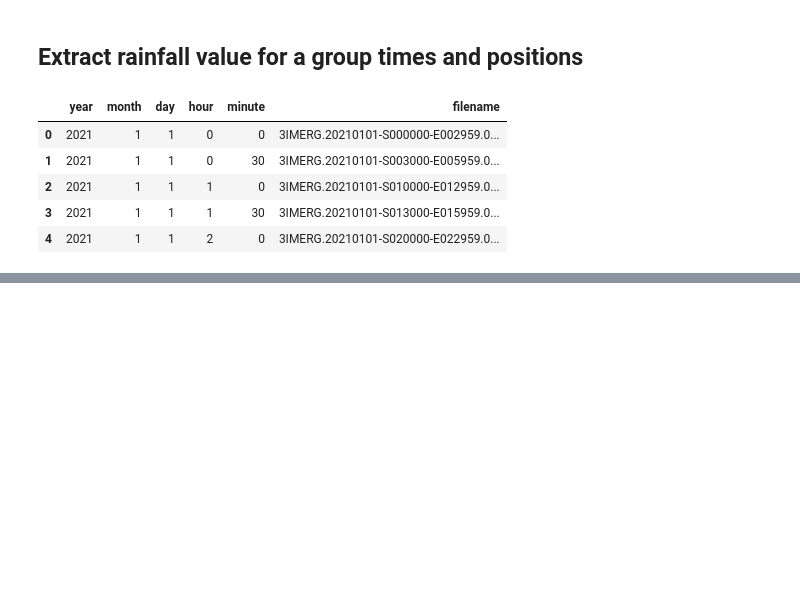
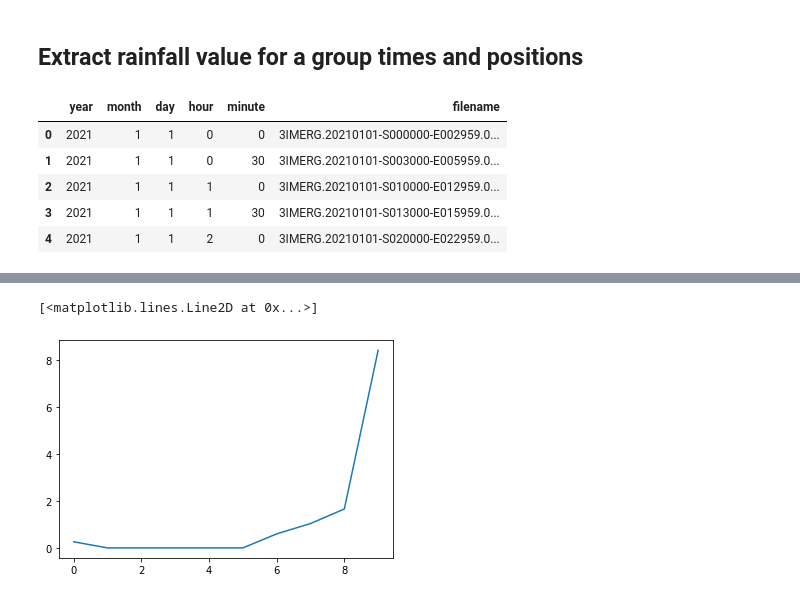
Before and after one commit to mhacarthur/IMERG_processing, a Jupyter notebook: jupyter/extract/Point_time_extract.ipynb, the cells around one changed output, grey strips where cells are left out. Saved outputs shown, nothing was run; the diff lists cells and outputs as text; code cells hidden in the pictures; blank space fills up the shorter version.

```diff
--- a/jupyter/extract/Point_time_extract.ipynb
+++ b/jupyter/extract/Point_time_extract.ipynb
@@ -189,7 +189,6 @@ for tt in range(len(data_input)):
         IMERG_tmp = IMERG_tmp[IMERG_tmp['minute'] == 30]
 
     near_time = [IMERG_tmp['year'].values[0],IMERG_tmp['month'].values[0],IMERG_tmp['day'].values[0],IMERG_tmp['hour'].values[0],IMERG_tmp['minute'].values[0]]
-
     near_file = IMERG_tmp['filename'].values[0]
 
     print(f'Nearest time: {near_time}')
@@ -206,10 +205,14 @@ for tt in range(len(data_input)):
 
     salida_tmp = find_export_point(lat,lon,data_input.loc[tt]['latitude'],data_input.loc[tt]['longitude'])
 
-    info_final.append(salida_tmp)
+    final_vector = near_time + list(salida_tmp[0,:])
 
-points_info = pd.DataFrame(np.array(info_final)[:,0,:], columns=['lat_IMERG', 'lon_IMERG', 'lat_point', 'lon_point', 'pre'])
+    info_final.append(final_vector)
 
+points_info = pd.DataFrame(np.array(info_final),
+            columns=['year','month','day','hour','minute','lat_IMERG', 'lon_IMERG', 'lat_point', 'lon_point', 'pre'])
+
+# Export to csv
 # points_info.to_csv('../../list/group_points_info.csv', index=False)
 # %% [output]
 Point       : 0
@@ -231,0 +249,5 @@ File        : 3IMERG.20210108-S053000-E055959.0330.V06B.nc
+# %%
+plt.plot(points_info['pre'])
+# %% [output]
+[<matplotlib.lines.Line2D at 0x...>]
+[figure, added]
```
Also changed, not shown: parts of 3 cells of this notebook, 2 other files.
